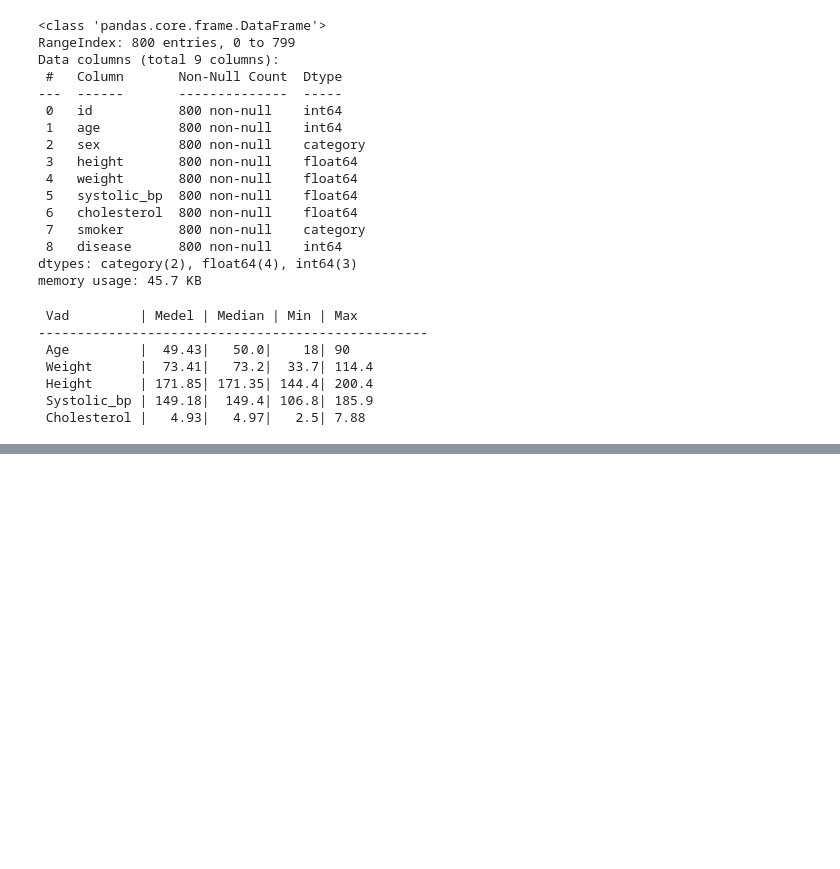
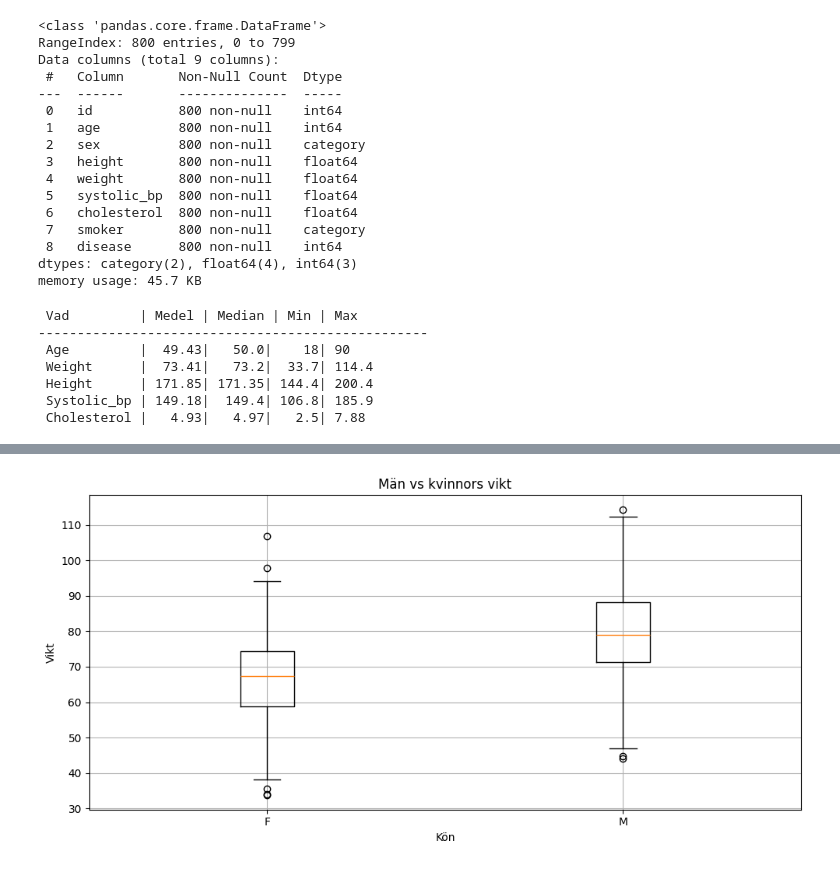
Before and after one commit to elinwahlgren/Halsostudie, a Jupyter notebook: report.ipynb, the cells around one changed output, grey strips where cells are left out. Drawn from its saved outputs; the diff is of its cells as text; code cells hidden in the pictures; blank space fills up the shorter version.

```diff
--- a/report.ipynb
+++ b/report.ipynb
@@ -93,0 +103,6 @@ print(f" Cholesterol |   {cholesterol[0]:.2f}|   {cholesterol[1]}|   {cholestero
+# %%
+fig, ax = (plt.subplots(figsize = (10,5)))
+V.boxplot(ax, [df.loc[df.sex == "F", "weight"], df.loc[df.sex == "M", "weight"]], ["F", "M"], "Män vs kvinnors vikt", "Kön", "Vikt")
+plt.show()
+# %% [output]
+[figure, added]
```
Also changed, not shown: parts of 5 cells of this notebook, 1 other file.
